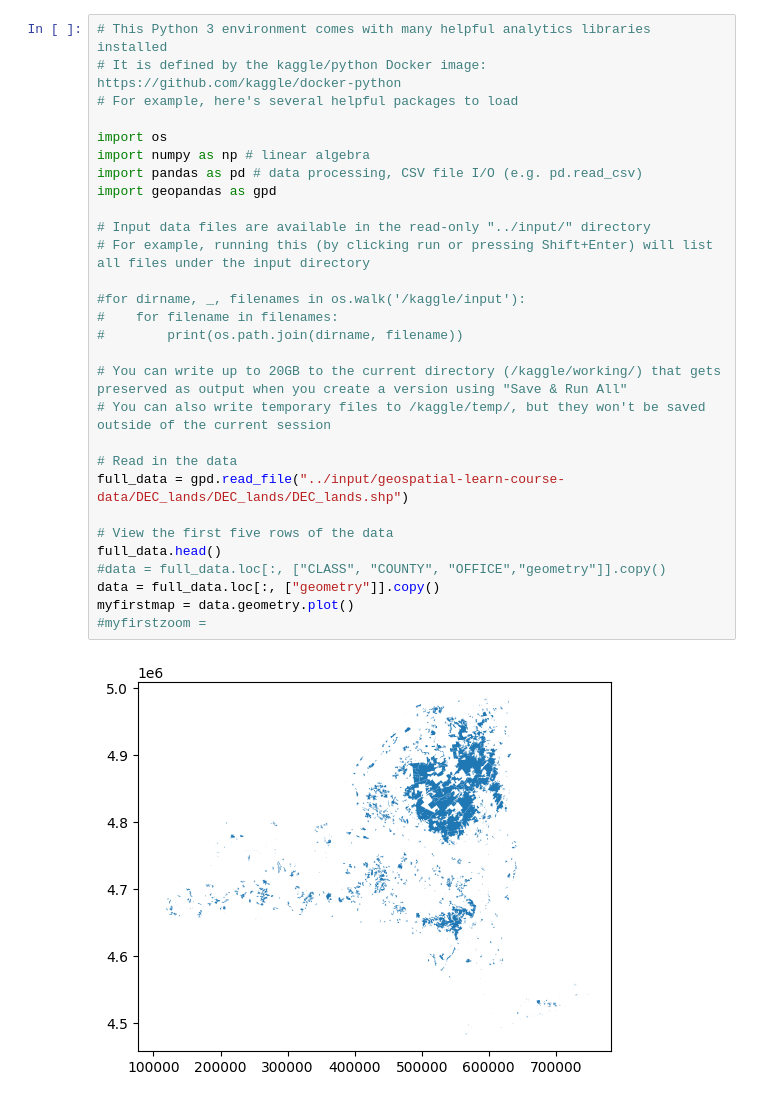
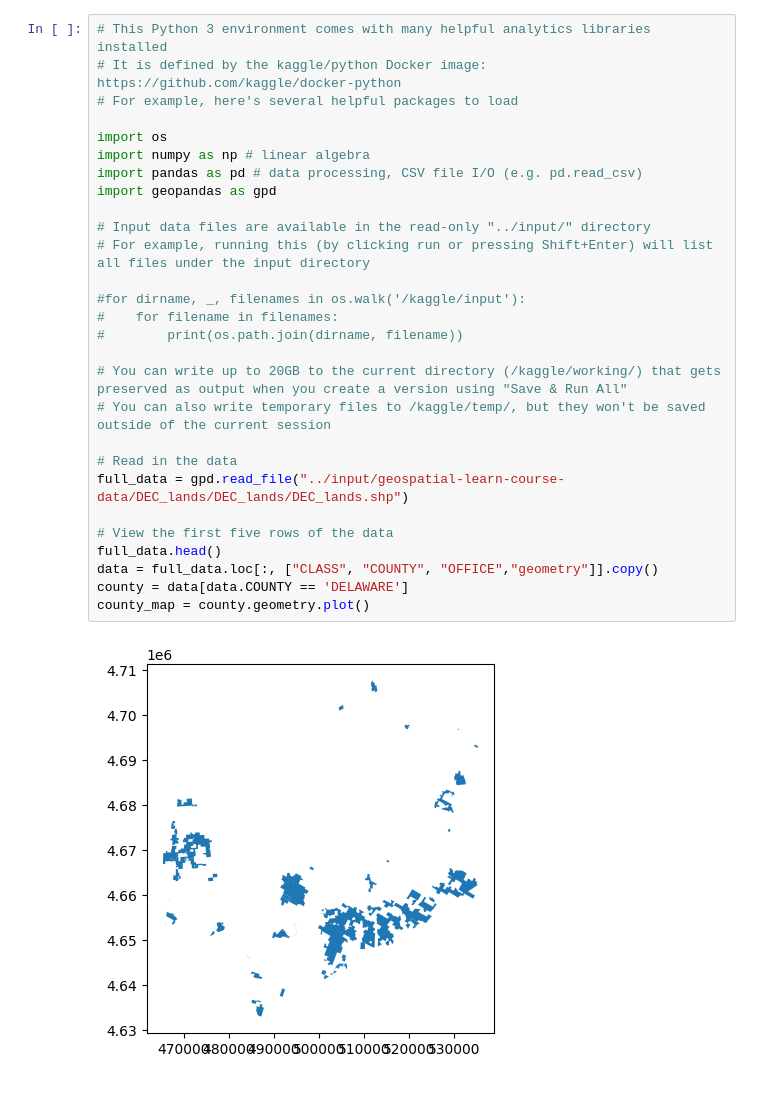
Before and after one commit to drykxs/kaggle, a Jupyter notebook: MyFirstMap.ipynb, the cells around one changed output. Cells and saved outputs as stored; diff of their text form.

Commit message:
DELAWARE

```diff
--- a/MyFirstMap.ipynb
+++ b/MyFirstMap.ipynb
@@ -1,31 +1,30 @@
 # %%
 # This Python 3 environment comes with many helpful analytics libraries installed
 # It is defined by the kaggle/python Docker image: https://github.com/kaggle/docker-python
 # For example, here's several helpful packages to load
 
 import os
 import numpy as np # linear algebra
 import pandas as pd # data processing, CSV file I/O (e.g. pd.read_csv)
 import geopandas as gpd
 
 # Input data files are available in the read-only "../input/" directory
 # For example, running this (by clicking run or pressing Shift+Enter) will list all files under the input directory
 
 #for dirname, _, filenames in os.walk('/kaggle/input'):
 #    for filename in filenames:
 #        print(os.path.join(dirname, filename))
 
 # You can write up to 20GB to the current directory (/kaggle/working/) that gets preserved as output when you create a version using "Save & Run All"
 # You can also write temporary files to /kaggle/temp/, but they won't be saved outside of the current session
 
 # Read in the data
 full_data = gpd.read_file("../input/geospatial-learn-course-data/DEC_lands/DEC_lands/DEC_lands.shp")
 
 # View the first five rows of the data
 full_data.head()
-#data = full_data.loc[:, ["CLASS", "COUNTY", "OFFICE","geometry"]].copy()
-data = full_data.loc[:, ["geometry"]].copy()
-myfirstmap = data.geometry.plot()
-#myfirstzoom =
+data = full_data.loc[:, ["CLASS", "COUNTY", "OFFICE","geometry"]].copy()
+county = data[data.COUNTY == 'DELAWARE']
+county_map = county.geometry.plot()
 # %% [output]
-[figure, old version]
+[figure, new version]
```
